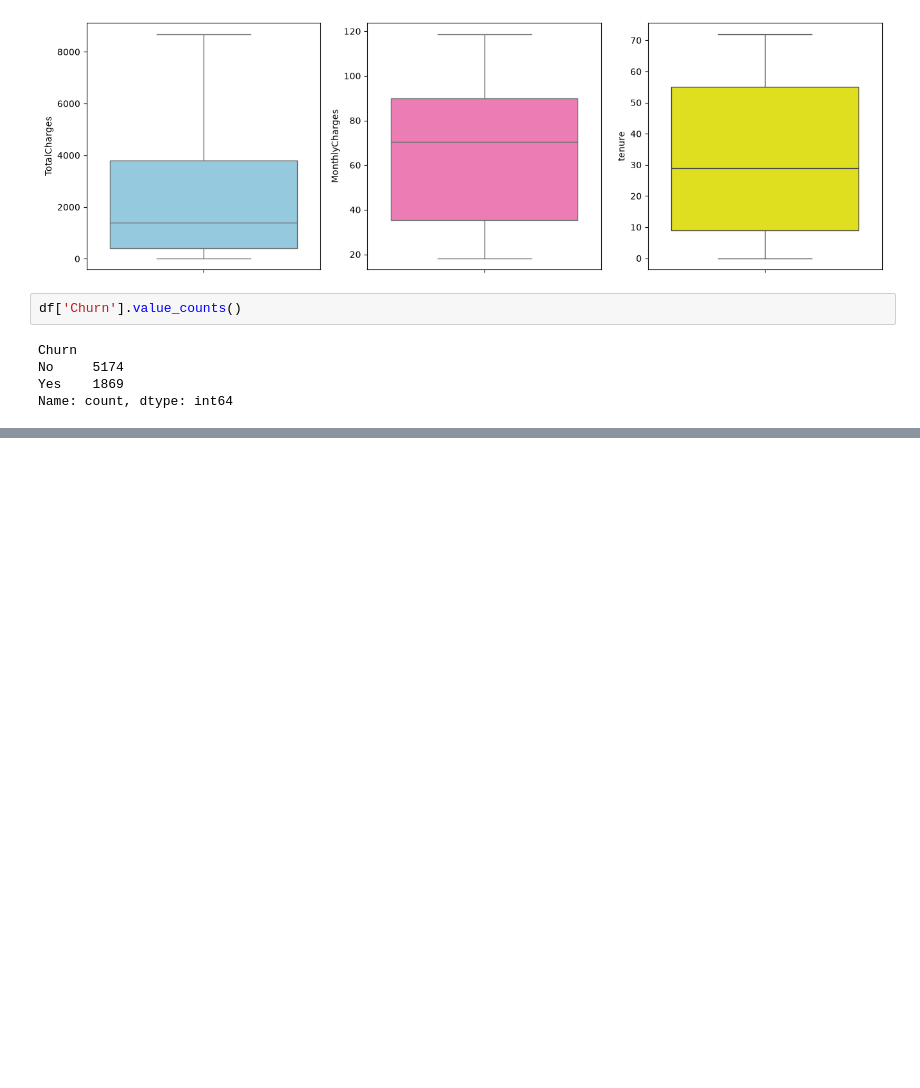
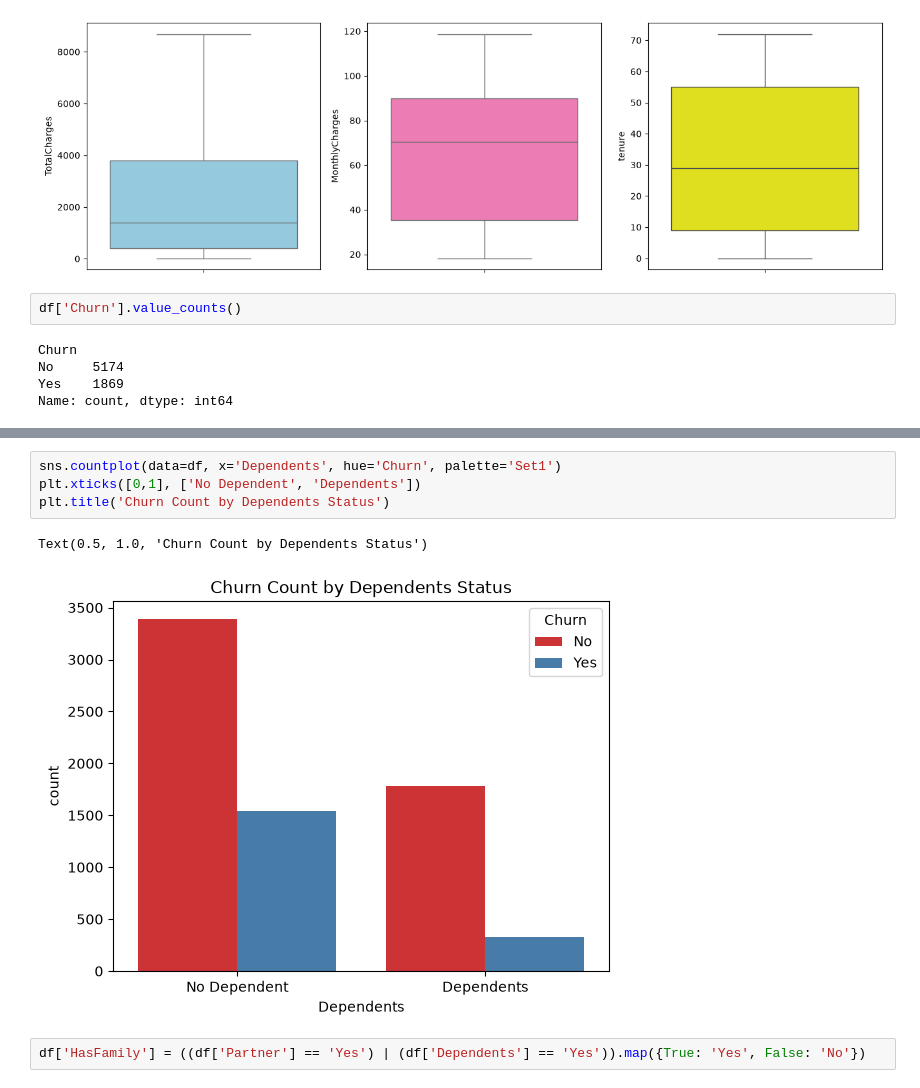
Before and after one commit to DhvanishChodavadiya/Customer-churn-prediction-, a Jupyter notebook: notebook/EDA.ipynb, the cells around one changed output, grey strips where cells are left out. Saved outputs shown, nothing was run; the diff lists cells and outputs as text; blank space fills up the shorter version.

```diff
--- a/notebook/EDA.ipynb
+++ b/notebook/EDA.ipynb
@@ -234,0 +259,9 @@ Name: count, dtype: int64
+# %%
+sns.countplot(data=df, x='Dependents', hue='Churn', palette='Set1')
+plt.xticks([0,1], ['No Dependent', 'Dependents'])
+plt.title('Churn Count by Dependents Status')
+# %% [output]
+Text(0.5, 1.0, 'Churn Count by Dependents Status')
+[figure, added]
+# %%
+df['HasFamily'] = ((df['Partner'] == 'Yes') | (df['Dependents'] == 'Yes')).map({True: 'Yes', False: 'No'})
```
Also changed, not shown: parts of 13 cells of this notebook, 10 other files.
